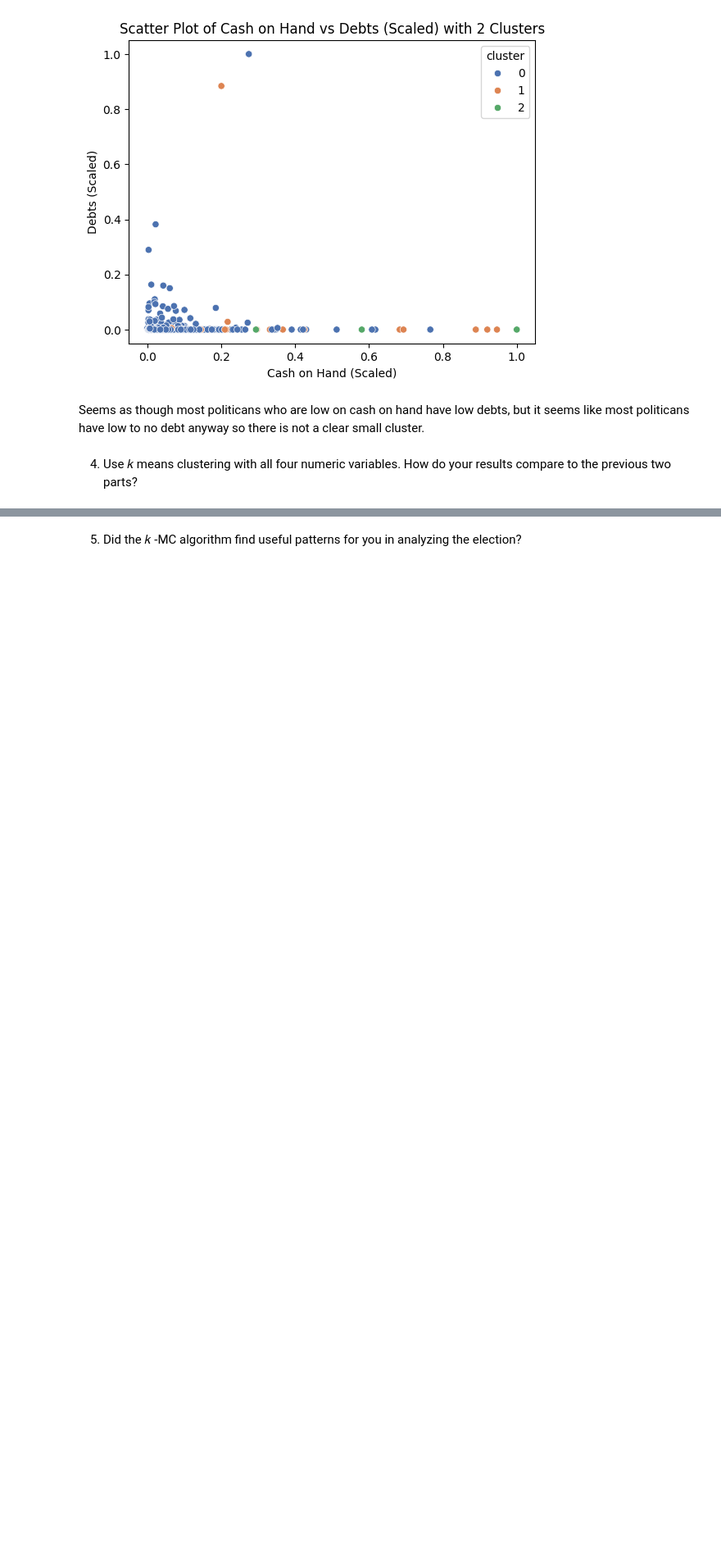
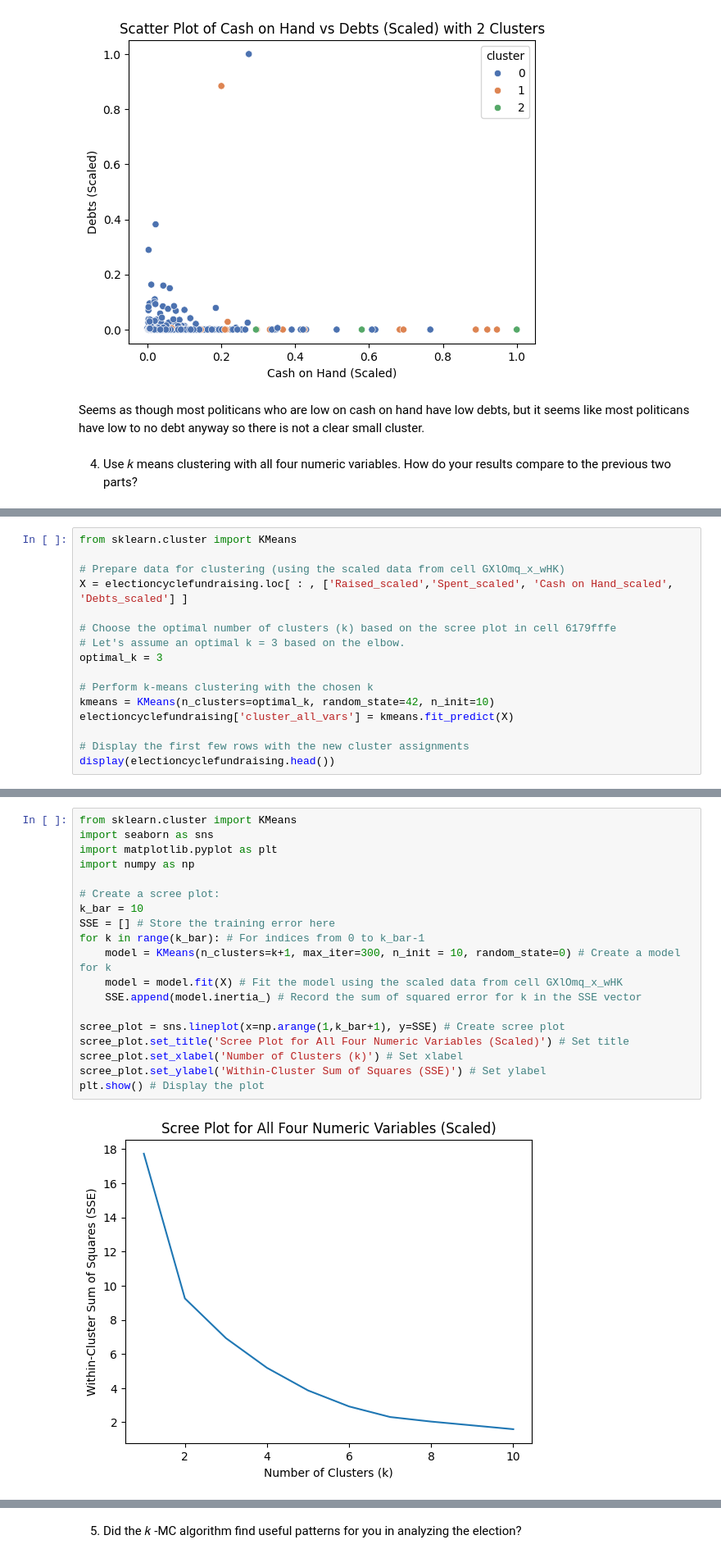
Before and after one commit to simoneminorr/clustering_assignment, a Jupyter notebook: assignment_clustering.ipynb, the cells around one changed output, grey strips where cells are left out. Shown at 82% size. Drawn from its saved outputs; the diff is of its cells as text; blank space fills up the shorter version.

```diff
--- a/assignment_clustering.ipynb
+++ b/assignment_clustering.ipynb
@@ -496,0 +461,16 @@ X.head()
+# %%
+from sklearn.cluster import KMeans
+
+# Prepare data for clustering (using the scaled data from cell GXlOmq_x_wHK)
+X = electioncyclefundraising.loc[ : , ['Raised_scaled','Spent_scaled', 'Cash on Hand_scaled', 'Debts_scaled'] ]
+
+# Choose the optimal number of clusters (k) based on the scree plot in cell 6179fffe
+# Let's assume an optimal k = 3 based on the elbow.
+optimal_k = 3
+
+# Perform k-means clustering with the chosen k
+kmeans = KMeans(n_clusters=optimal_k, random_state=42, n_init=10)
+electioncyclefundraising['cluster_all_vars'] = kmeans.fit_predict(X)
+
+# Display the first few rows with the new cluster assignments
+display(electioncyclefundraising.head())
@@ -496,0 +484,21 @@ X.head()
+# %%
+from sklearn.cluster import KMeans
+import seaborn as sns
+import matplotlib.pyplot as plt
+import numpy as np
+
+# Create a scree plot:
+k_bar = 10
+SSE = [] # Store the training error here
+for k in range(k_bar): # For indices from 0 to k_bar-1
+    model = KMeans(n_clusters=k+1, max_iter=300, n_init = 10, random_state=0) # Create a model for k
+    model = model.fit(X) # Fit the model using the scaled data from cell GXlOmq_x_wHK
+    SSE.append(model.inertia_) # Record the sum of squared error for k in the SSE vector
+
+scree_plot = sns.lineplot(x=np.arange(1,k_bar+1), y=SSE) # Create scree plot
+scree_plot.set_title('Scree Plot for All Four Numeric Variables (Scaled)') # Set title
+scree_plot.set_xlabel('Number of Clusters (k)') # Set xlabel
+scree_plot.set_ylabel('Within-Cluster Sum of Squares (SSE)') # Set ylabel
+plt.show() # Display the plot
+# %% [output]
+[figure, added]
```
Also changed, not shown: parts of 9 cells of this notebook.
